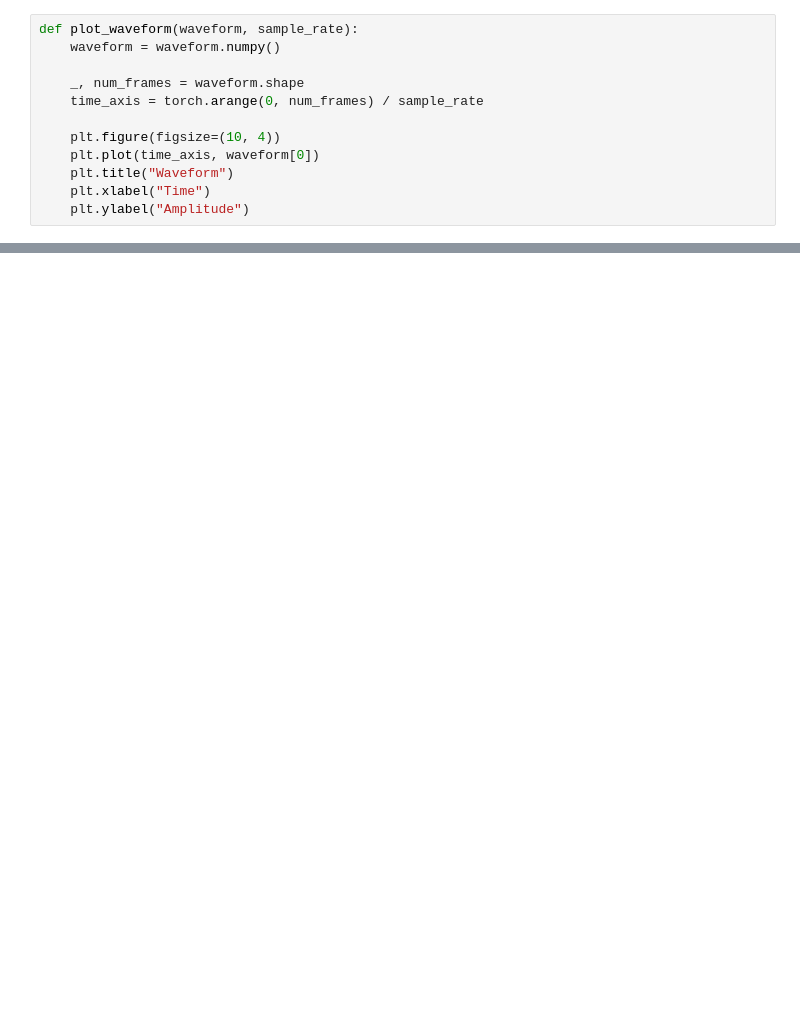
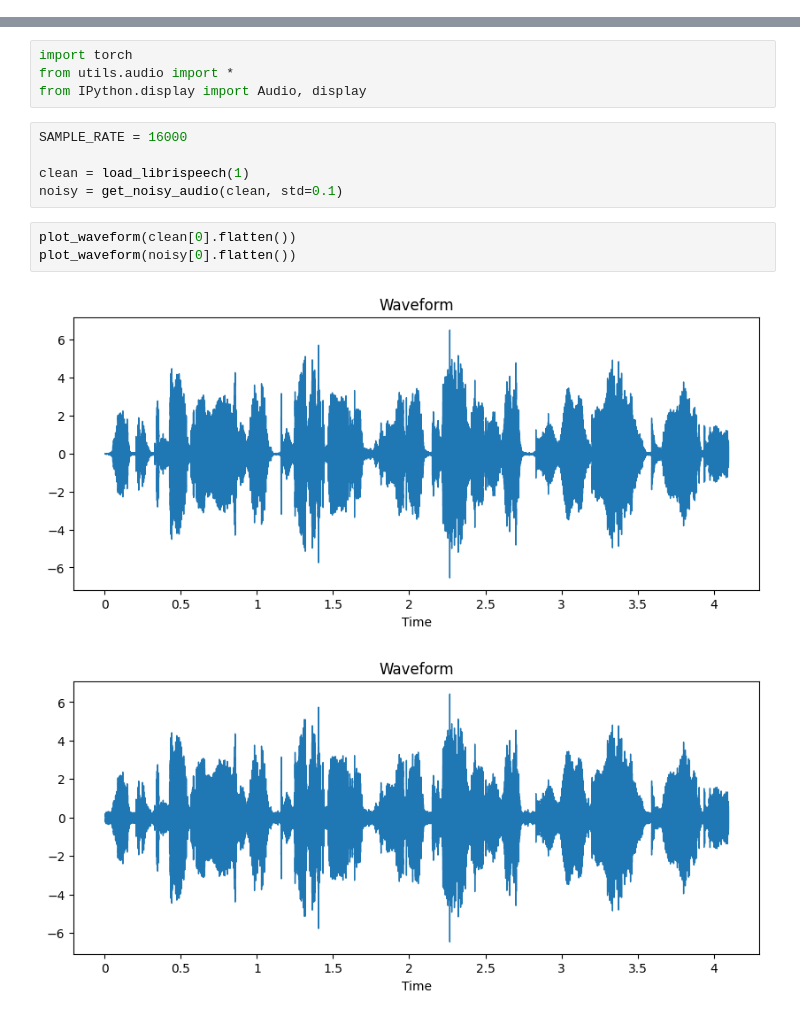
Before and after one commit to jmaen/zero-shot-das-denoising, a Jupyter notebook: code/audio.ipynb, the cells around one changed output, grey strips where cells are left out. Saved outputs shown, nothing was run; the diff lists cells and outputs as text; blank space fills up the shorter version.

Commit message:
Add audio denoising

```diff
--- a/code/audio.ipynb
+++ b/code/audio.ipynb
@@ -14,12 +6,0 @@ from torchaudio.transforms import Spectrogram
-# %%
-def plot_waveform(waveform, sample_rate):
-    waveform = waveform.numpy()
-
-    _, num_frames = waveform.shape
-    time_axis = torch.arange(0, num_frames) / sample_rate
-
-    plt.figure(figsize=(10, 4))
-    plt.plot(time_axis, waveform[0])
-    plt.title("Waveform")
-    plt.xlabel("Time")
-    plt.ylabel("Amplitude")
@@ -95,0 +7,15 @@ Audio(denoised.numpy()[0], rate=sample_rate/4)
+# %%
+import torch
+from utils.audio import *
+from IPython.display import Audio, display
+# %%
+SAMPLE_RATE = 16000
+
+clean = load_librispeech(1)
+noisy = get_noisy_audio(clean, std=0.1)
+# %%
+plot_waveform(clean[0].flatten())
+plot_waveform(noisy[0].flatten())
+# %% [output]
+[figure, added]
+[figure, added]
```
Also changed, not shown: parts of 17 cells of this notebook, 5 other files.
